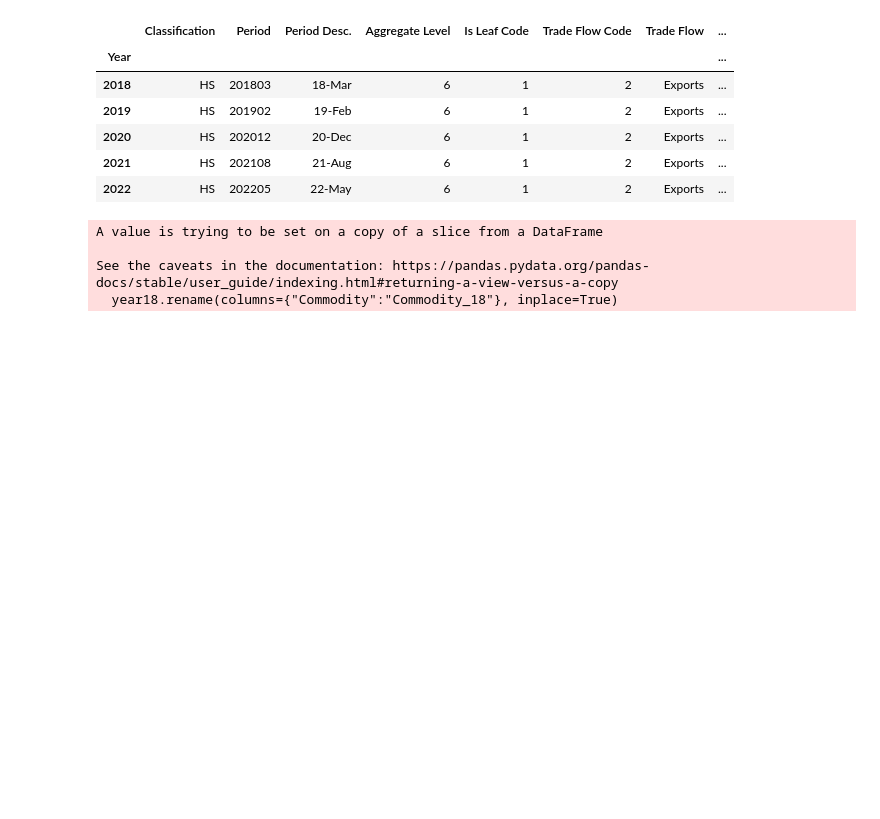
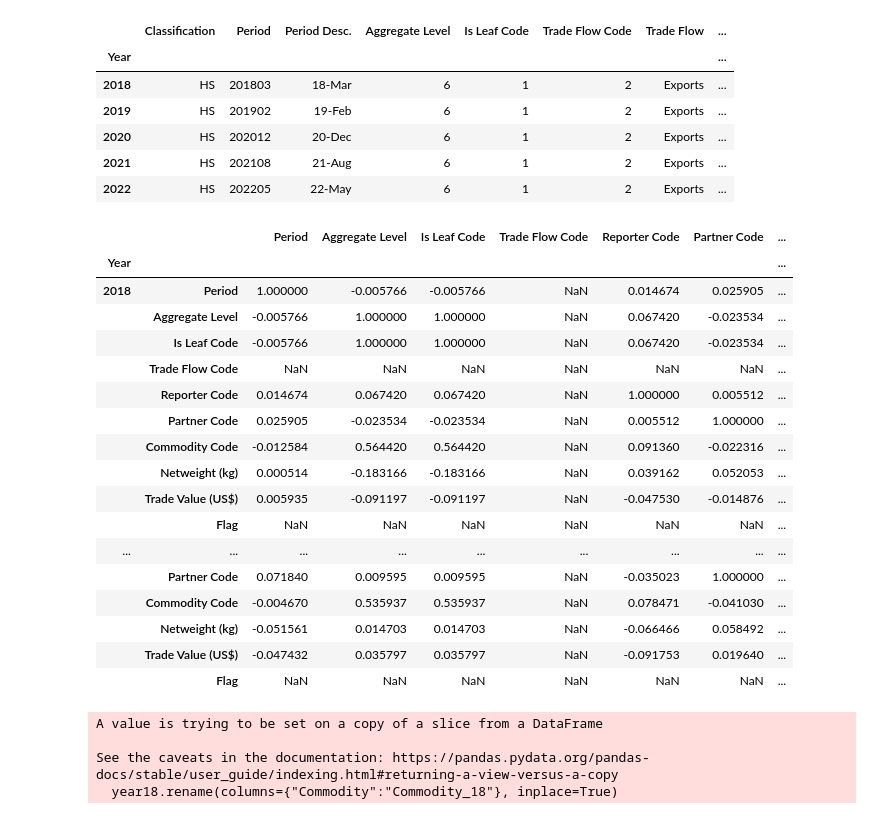
Before and after one commit to leezael/TeamTrifecta_CS504, a Jupyter notebook: scripts/commodity_ex.ipynb, the cells around one changed output. Cells and saved outputs as stored; diff of their text form; code cells hidden in the pictures; blank space fills up the shorter version.

```diff
--- a/scripts/commodity_ex.ipynb
+++ b/scripts/commodity_ex.ipynb
@@ -117,6 +209,28 @@ gk.first()
 | 2020 | HS | 202012 | 20-Dec | 6 | 1 | 2 | Exports | ... |
 | 2021 | HS | 202108 | 21-Aug | 6 | 1 | 2 | Exports | ... |
 | 2022 | HS | 202205 | 22-May | 6 | 1 | 2 | Exports | ... |
+# %%
+corr_year = gk
+corr_year.corr('pearson')
+# %% [output]
+|  |  | Period | Aggregate Level | Is Leaf Code | Trade Flow Code | Reporter Code | Partner Code | ... |
+| Year |  |  |  |  |  |  |  | ... |
+| 2018 | Period | 1.000000 | -0.005766 | -0.005766 | NaN | 0.014674 | 0.025905 | ... |
+|  | Aggregate Level | -0.005766 | 1.000000 | 1.000000 | NaN | 0.067420 | -0.023534 | ... |
+|  | Is Leaf Code | -0.005766 | 1.000000 | 1.000000 | NaN | 0.067420 | -0.023534 | ... |
+|  | Trade Flow Code | NaN | NaN | NaN | NaN | NaN | NaN | ... |
+|  | Reporter Code | 0.014674 | 0.067420 | 0.067420 | NaN | 1.000000 | 0.005512 | ... |
+|  | Partner Code | 0.025905 | -0.023534 | -0.023534 | NaN | 0.005512 | 1.000000 | ... |
+|  | Commodity Code | -0.012584 | 0.564420 | 0.564420 | NaN | 0.091360 | -0.022316 | ... |
+|  | Netweight (kg) | 0.000514 | -0.183166 | -0.183166 | NaN | 0.039162 | 0.052053 | ... |
+|  | Trade Value (US$) | 0.005935 | -0.091197 | -0.091197 | NaN | -0.047530 | -0.014876 | ... |
+|  | Flag | NaN | NaN | NaN | NaN | NaN | NaN | ... |
+| ... | ... | ... | ... | ... | ... | ... | ... | ... |
+|  | Partner Code | 0.071840 | 0.009595 | 0.009595 | NaN | -0.035023 | 1.000000 | ... |
+|  | Commodity Code | -0.004670 | 0.535937 | 0.535937 | NaN | 0.078471 | -0.041030 | ... |
+|  | Netweight (kg) | -0.051561 | 0.014703 | 0.014703 | NaN | -0.066466 | 0.058492 | ... |
+|  | Trade Value (US$) | -0.047432 | 0.035797 | 0.035797 | NaN | -0.091753 | 0.019640 | ... |
+|  | Flag | NaN | NaN | NaN | NaN | NaN | NaN | ... |
 # %%
 #groupby year 2018
 year18 = gk.get_group(2018)
```
Also changed, not shown: parts of 8 cells of this notebook.
